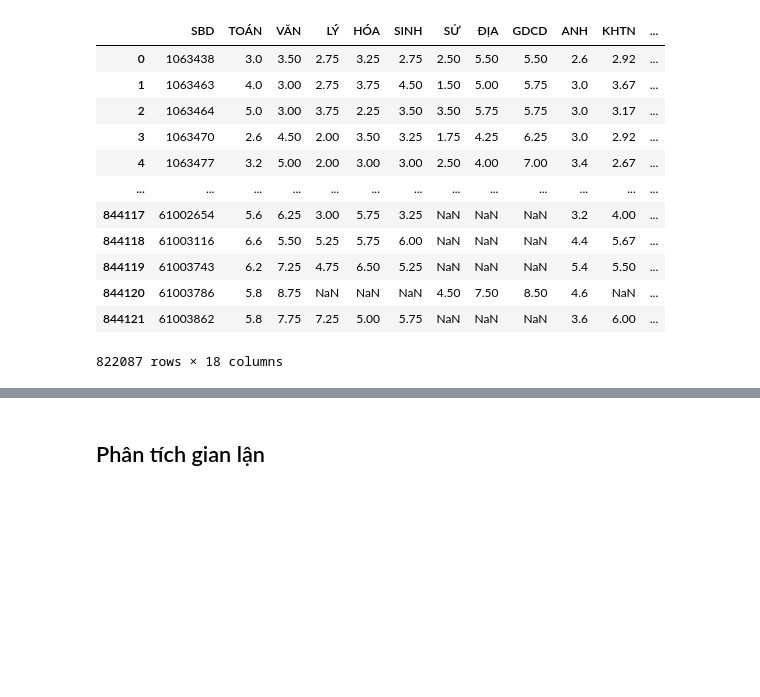
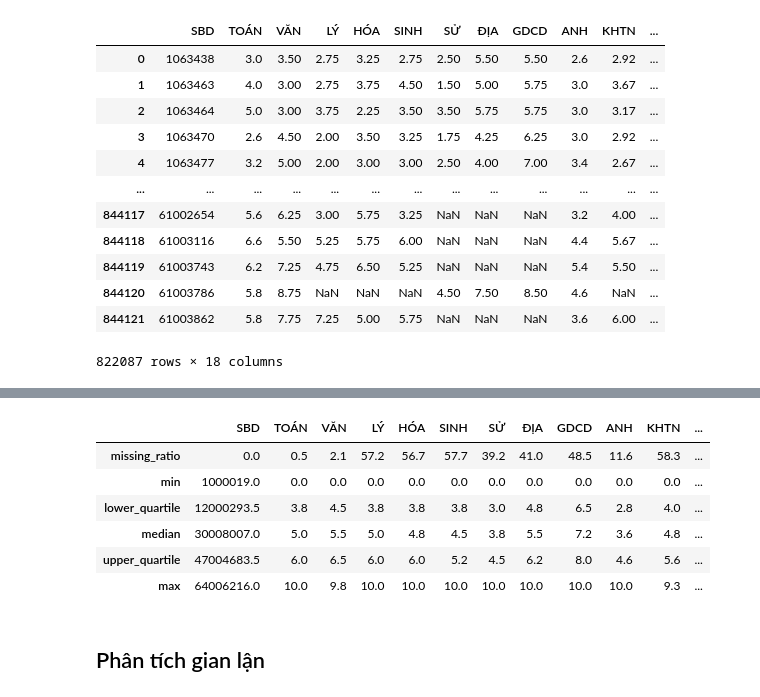
Before and after one commit to nguyenkhangme/project-visualization-cheating-score, a Jupyter notebook: Main.ipynb, the cells around one changed output, grey strips where cells are left out. Saved outputs shown, nothing was run; the diff lists cells and outputs as text; code cells hidden in the pictures; blank space fills up the shorter version.

Commit message:
* Update distribution table

```diff
--- a/Main.ipynb
+++ b/Main.ipynb
@@ -145,3 +159,23 @@ df.to_csv('fullData.csv',index = False)
+# %%
+numeric_df = df.select_dtypes(exclude='object')
+def missing_ratio(df):
+    return (df.isna().mean() * 100).round(1)
+def lower_quartile(df):
+    return df.quantile(0.25)
+def median(df):
+    return df.quantile(0.5)
+def upper_quartile(df):
+    return df.quantile(0.75)
+num_col_info_df = numeric_df.agg([missing_ratio, min, lower_quartile, median, upper_quartile, max]).round(1)
+num_col_info_df
+# %% [output]
+|  | SBD | TOÁN | VĂN | LÝ | HÓA | SINH | SỬ | ĐỊA | GDCD | ANH | KHTN | ... |
+| missing_ratio | 0.0 | 0.5 | 2.1 | 57.2 | 56.7 | 57.7 | 39.2 | 41.0 | 48.5 | 11.6 | 58.3 | ... |
+| min | 1000019.0 | 0.0 | 0.0 | 0.0 | 0.0 | 0.0 | 0.0 | 0.0 | 0.0 | 0.0 | 0.0 | ... |
+| lower_quartile | 12000293.5 | 3.8 | 4.5 | 3.8 | 3.8 | 3.8 | 3.0 | 4.8 | 6.5 | 2.8 | 4.0 | ... |
+| median | 30008007.0 | 5.0 | 5.5 | 5.0 | 4.8 | 4.5 | 3.8 | 5.5 | 7.2 | 3.6 | 4.8 | ... |
+| upper_quartile | 47004683.5 | 6.0 | 6.5 | 6.0 | 6.0 | 5.2 | 4.5 | 6.2 | 8.0 | 4.6 | 5.6 | ... |
+| max | 64006216.0 | 10.0 | 9.8 | 10.0 | 10.0 | 10.0 | 10.0 | 10.0 | 10.0 | 10.0 | 9.3 | ... |
 # %% [markdown]
 ## Phân tích gian lận
 # %% [markdown]
```
Also changed, not shown: parts of 4 cells of this notebook.
